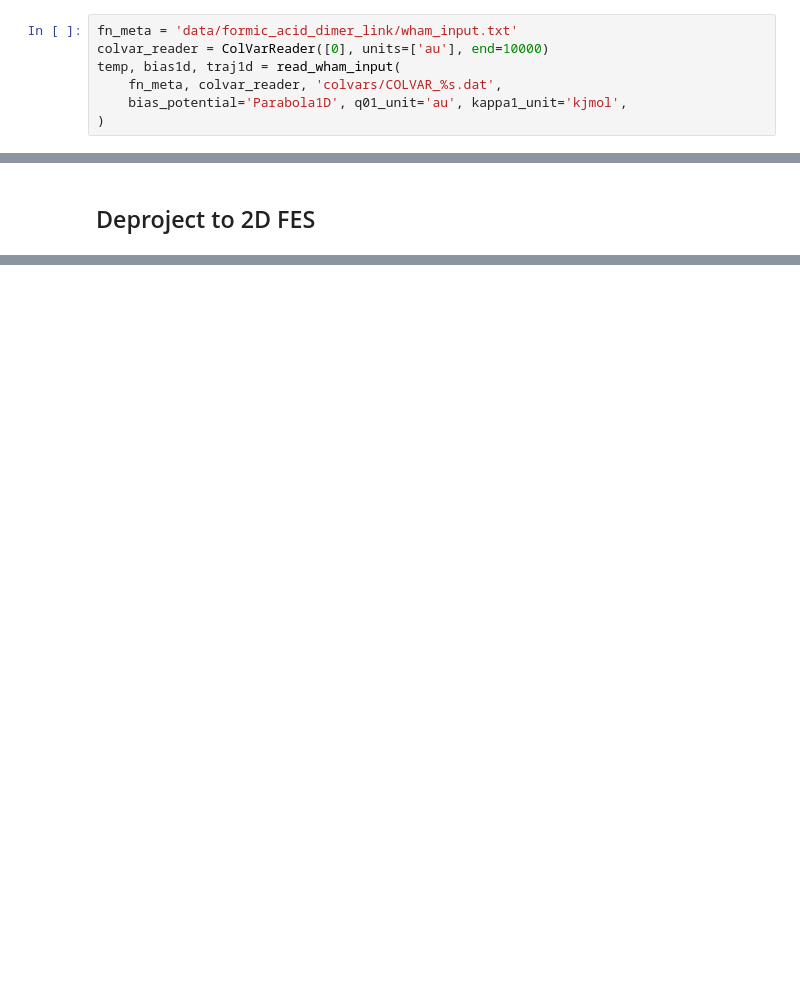
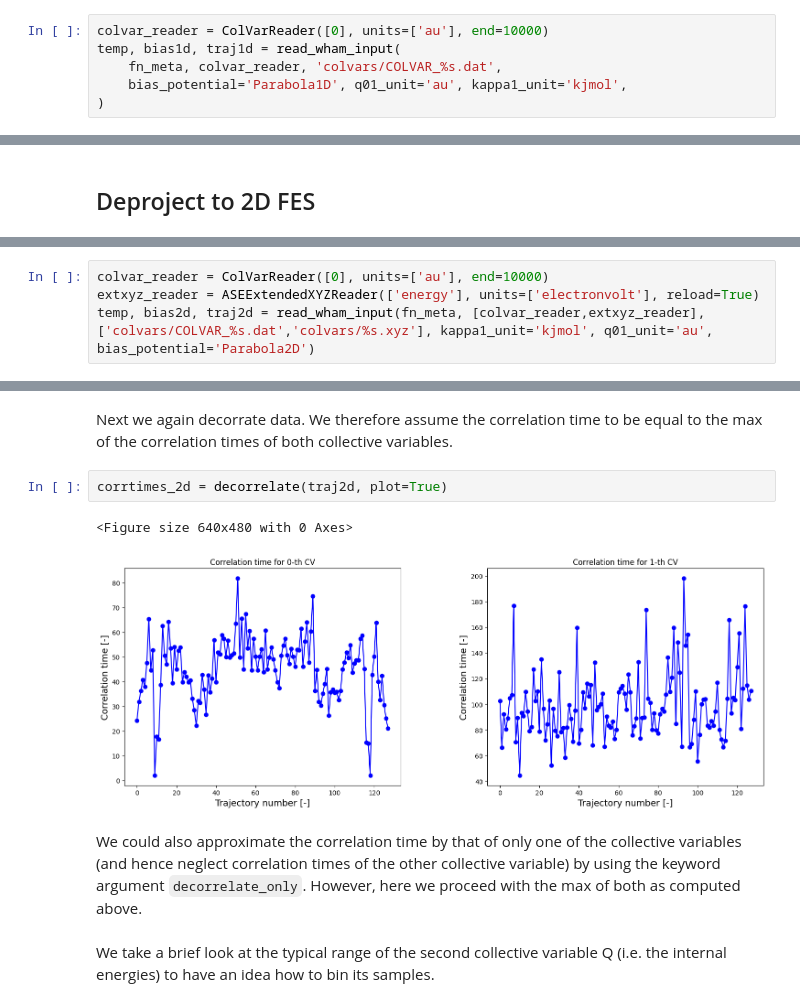
Before and after one commit to molmod/ThermoLIB, a Jupyter notebook: examples/advanced_deprojection.ipynb, the cells around one changed output, grey strips where cells are left out. Cells and saved outputs as stored; diff of their text form; blank space fills up the shorter version.

```diff
--- a/examples/advanced_deprojection.ipynb
+++ b/examples/advanced_deprojection.ipynb
@@ -27,7 +24,6 @@ import numpy as np, matplotlib.pyplot as pp, os
 # %% [markdown]
 We first construct the original 1D FEP by means of a regular WHAM analysis.
 # %%
-fn_meta = 'data/formic_acid_dimer_link/wham_input.txt'
 colvar_reader = ColVarReader([0], units=['au'], end=10000)
 temp, bias1d, traj1d = read_wham_input(
     fn_meta, colvar_reader, 'colvars/COLVAR_%s.dat',
@@ -107,0 +90,4 @@ fes.plot(cmap='rainbow', flims=[0,45],ncolors=9)
+# %%
+colvar_reader = ColVarReader([0], units=['au'], end=10000)
+extxyz_reader = ASEExtendedXYZReader(['energy'], units=['electronvolt'], reload=True)
+temp, bias2d, traj2d = read_wham_input(fn_meta, [colvar_reader,extxyz_reader], ['colvars/COLVAR_%s.dat','colvars/%s.xyz'], kappa1_unit='kjmol', q01_unit='au', bias_potential='Parabola2D')
@@ -107,0 +105,11 @@ fes.plot(cmap='rainbow', flims=[0,45],ncolors=9)
+# %% [markdown]
+Next we again decorrate data. We therefore assume the correlation time to be equal to the max of the correlation times of both collective variables.
+# %%
+corrtimes_2d = decorrelate(traj2d, plot=True)
+# %% [output]
+<Figure size 640x480 with 0 Axes>
+[figure, added]
+# %% [markdown]
+We could also approximate the correlation time by that of only one of the collective variables (and hence neglect correlation times of the other collective variable) by using the keyword argument `decorrelate_only`. However, here we proceed with the max of both as computed above.
+# %% [markdown]
+We take a brief look at the typical range of the second collective variable Q (i.e. the internal energies) to have an idea how to bin its samples.
```
Also changed, not shown: parts of 70 cells of this notebook, 11 other files.
